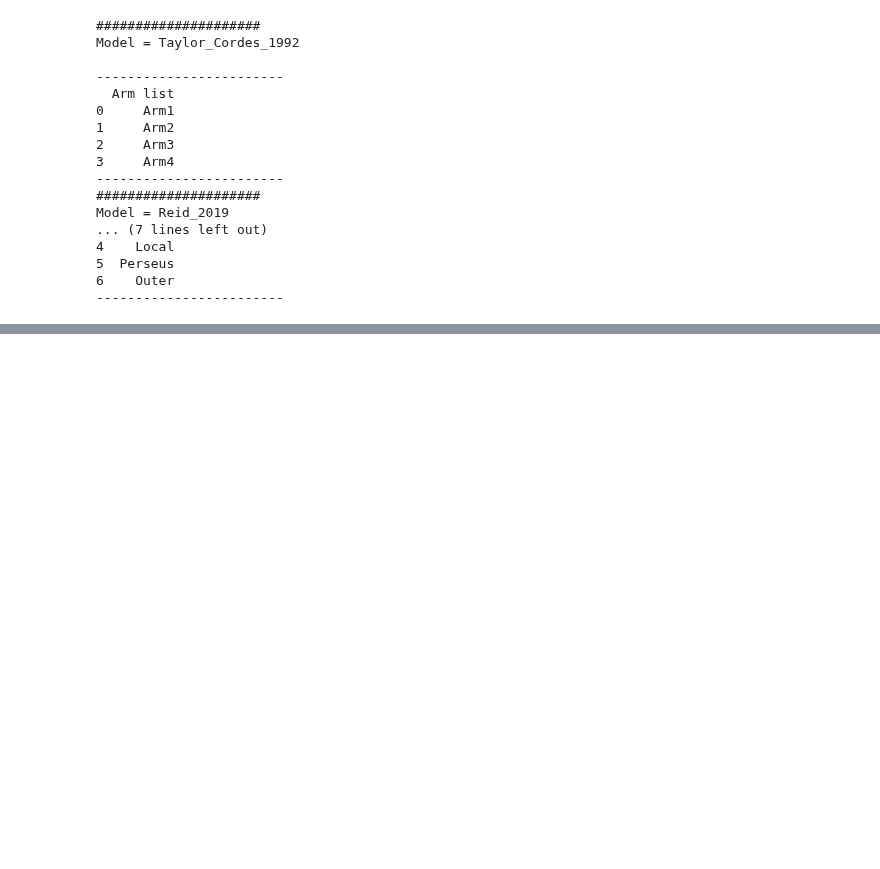
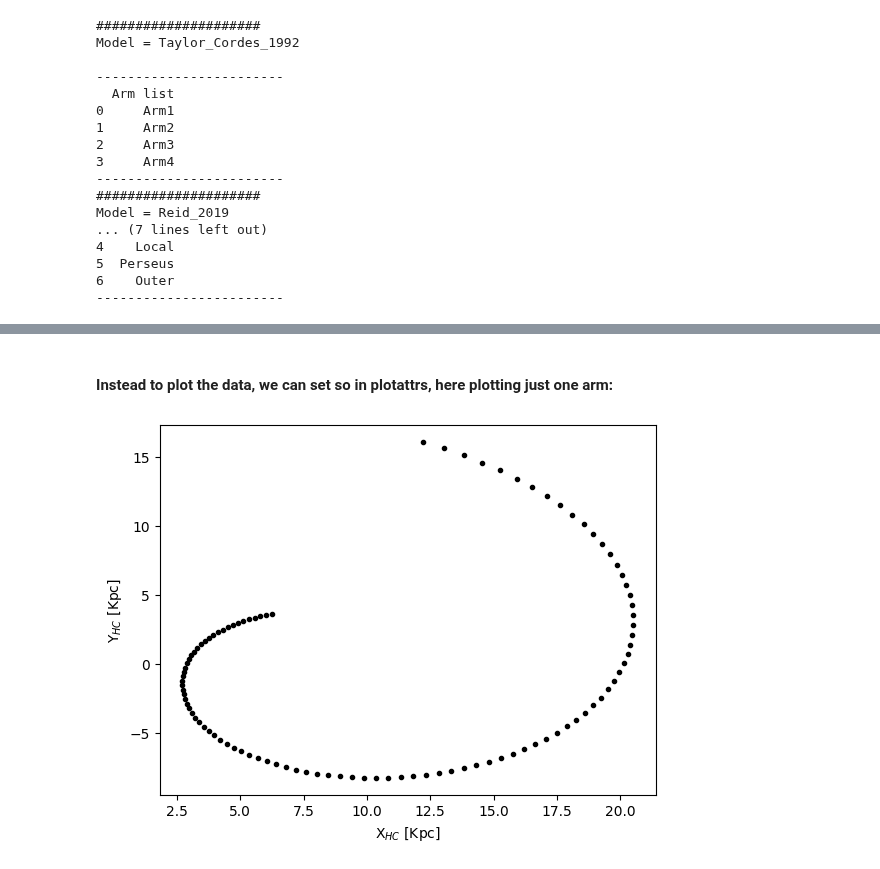
Before and after one commit to Abhaypru/SpiralMap, a Jupyter notebook: demo.ipynb, the cells around one changed output, grey strips where cells are left out. Cells and saved outputs as stored; diff of their text form; code cells hidden in the pictures; blank space fills up the shorter version.

```diff
--- a/demo.ipynb
+++ b/demo.ipynb
@@ -66,0 +88,3 @@ Model = Reid_2019
+# %%
+use_model = 'Drimmel_NIR_2000'
+spirals.getinfo(model=use_model)
@@ -66,0 +127,7 @@ Model = Reid_2019
+# %% [markdown]
+#### Instead to plot the data, we can set so in plotattrs, here plotting just one arm:
+# %%
+plotattrs = {'plot':True,'coordsys':'HC','markersize':15}
+spirals.readout(plotattrs,model=use_model,arm='1_arm')
+# %% [output]
+[figure, added]
```
Also changed, not shown: parts of 16 cells of this notebook, 1 other file.
